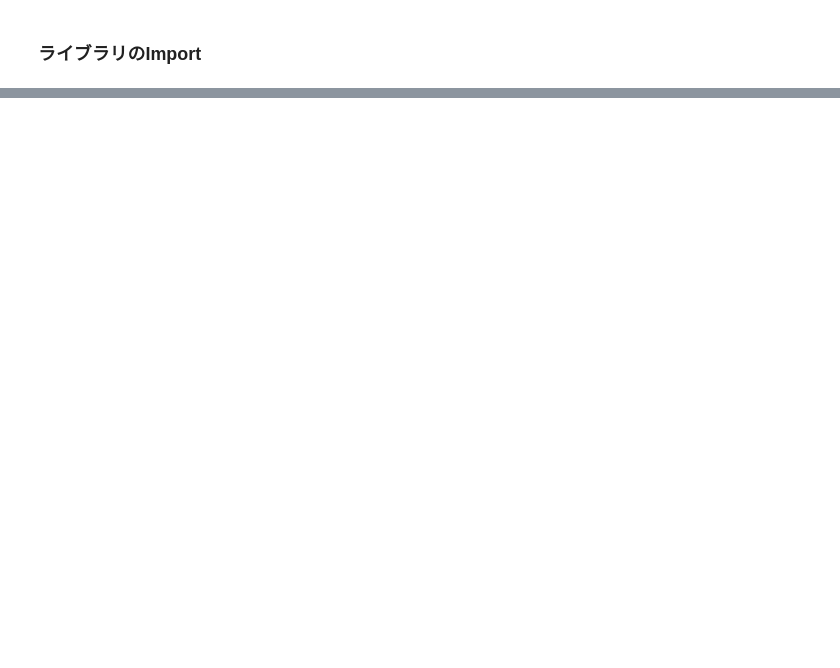
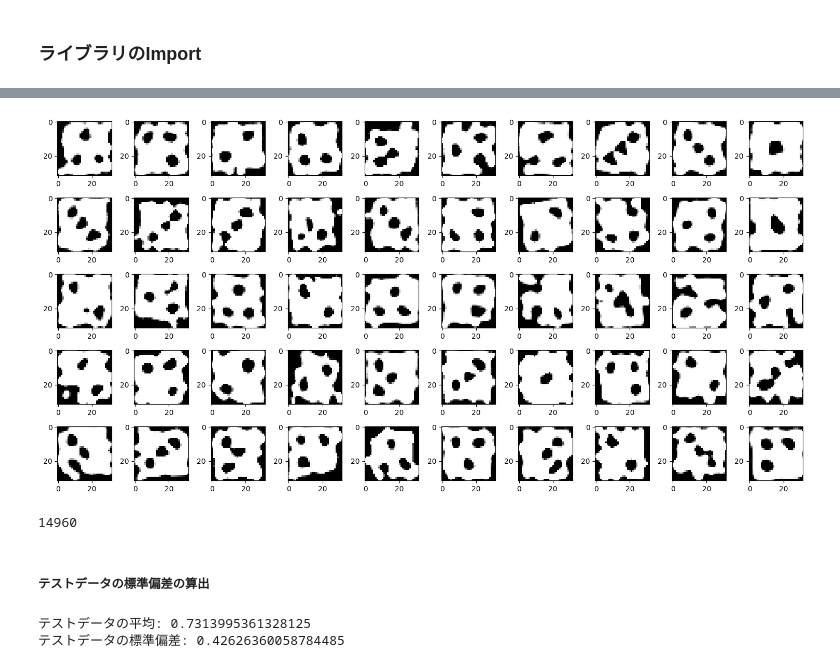
Before and after one commit to SStakafumi/sony-dice-competition, a Jupyter notebook: devide_dice.ipynb, the cells around one changed output, grey strips where cells are left out. Drawn from its saved outputs; the diff is of its cells as text; code cells hidden in the pictures; blank space fills up the shorter version.

```diff
--- a/devide_dice.ipynb
+++ b/devide_dice.ipynb
@@ -69,0 +500,40 @@ for i in range(n):
+# %%
+# 2つのサイコロを持つ画像の可視化
+n = 50
+fig = plt.figure(figsize=(15, 15*((n//10)/10)))
+for i in range(n):
+    ax = fig.add_subplot(n//10, 10, i+1)
+    plt.imshow(imgs_test_devided[i], cmap='gray')
+    plt.tight_layout()
+# %% [output]
+[figure, added]
+# %%
+# 全画像リストの連結
+imgs_test_all = imgs_test_one_dice + imgs_test_devided
+len(imgs_test_all)
+# %% [output]
+14960
+# %% [markdown]
+##### テストデータの標準偏差の算出
+# %%
+image_ToTensor = transforms.ToTensor()
+
+# テストデータの平均
+test_imgs_sum = 0
+for one_dice_img_test in imgs_test_all:
+    img_t = image_ToTensor(one_dice_img_test)
+    test_imgs_sum += torch.sum(img_t[0])
+
+test_img_mean = test_imgs_sum / (32*32*len(imgs_test_all))
+print(f'テストデータの平均: {test_img_mean}')
+
+# 訓練データの標準偏差
+test_img_L2 = 0
+for one_dice_img_test in imgs_test_all:
+    img_t = image_ToTensor(one_dice_img_test)
+    test_img_L2 += torch.sum((img_t[0] - test_img_mean)**2)
+test_img_std = torch.sqrt(test_img_L2/(32*32*len(imgs_test_all)))
+print(f'テストデータの標準偏差: {test_img_std}')
+# %% [output]
+テストデータの平均: 0.7313995361328125
+テストデータの標準偏差: 0.42626360058784485
```
Also changed, not shown: parts of 57 cells of this notebook.
